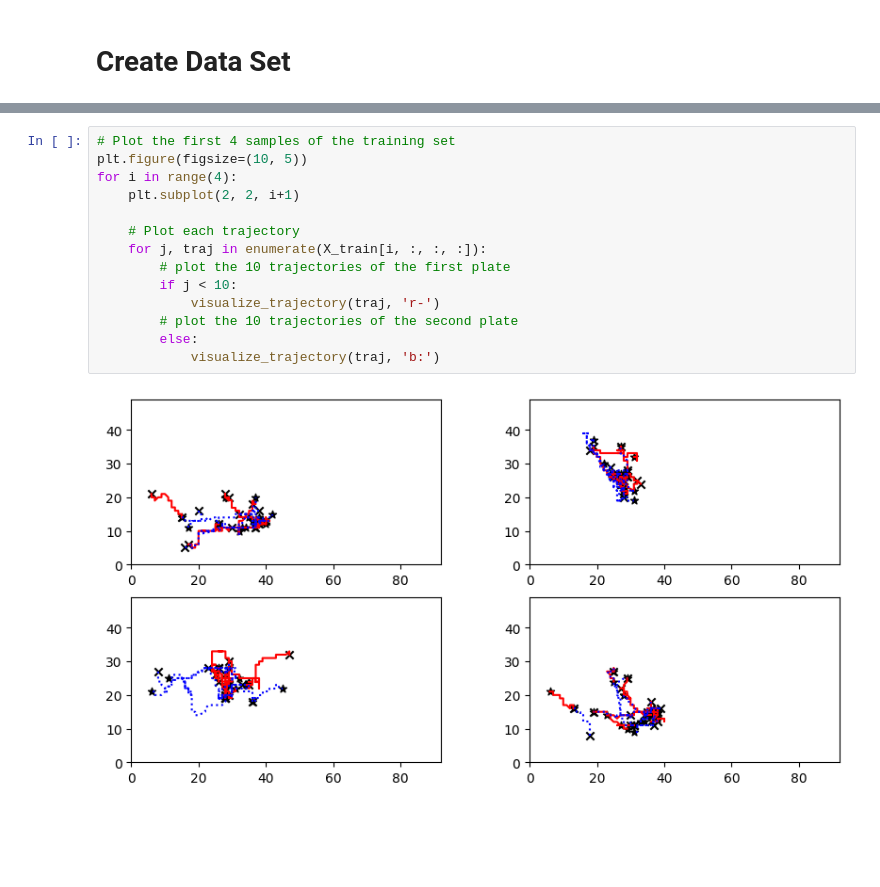
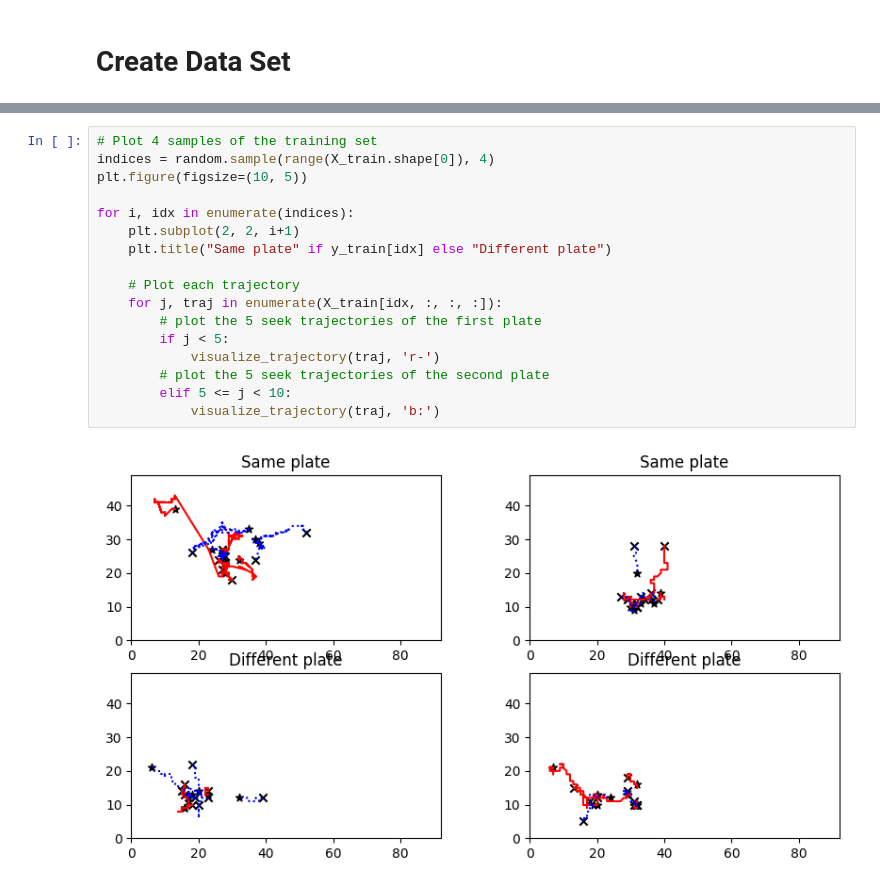
Before and after one commit to mhu3/ST-Siamese-Attack, a Jupyter notebook: data_generation.ipynb, the cells around one changed output, grey strips where cells are left out. Cells and saved outputs as stored; diff of their text form; blank space fills up the shorter version.

```diff
--- a/data_generation.ipynb
+++ b/data_generation.ipynb
@@ -119,16 +119,19 @@ pickle.dump([X_test_unseen.astype(int), y_test_unseen.astype(int)], bz2.open('./
 # %%
-# Plot the first 4 samples of the training set
+# Plot 4 samples of the training set
+indices = random.sample(range(X_train.shape[0]), 4)
 plt.figure(figsize=(10, 5))
-for i in range(4):
+
+for i, idx in enumerate(indices):
     plt.subplot(2, 2, i+1)
+    plt.title("Same plate" if y_train[idx] else "Different plate")
 
     # Plot each trajectory
-    for j, traj in enumerate(X_train[i, :, :, :]):
-        # plot the 10 trajectories of the first plate
-        if j < 10:
+    for j, traj in enumerate(X_train[idx, :, :, :]):
+        # plot the 5 seek trajectories of the first plate
+        if j < 5:
             visualize_trajectory(traj, 'r-')
-        # plot the 10 trajectories of the second plate
-        else:
+        # plot the 5 seek trajectories of the second plate
+        elif 5 <= j < 10:
             visualize_trajectory(traj, 'b:')
 # %% [output]
-[figure, old version]
+[figure, new version]
```
Also changed, not shown: parts of 2 cells of this notebook, 4 other files.
